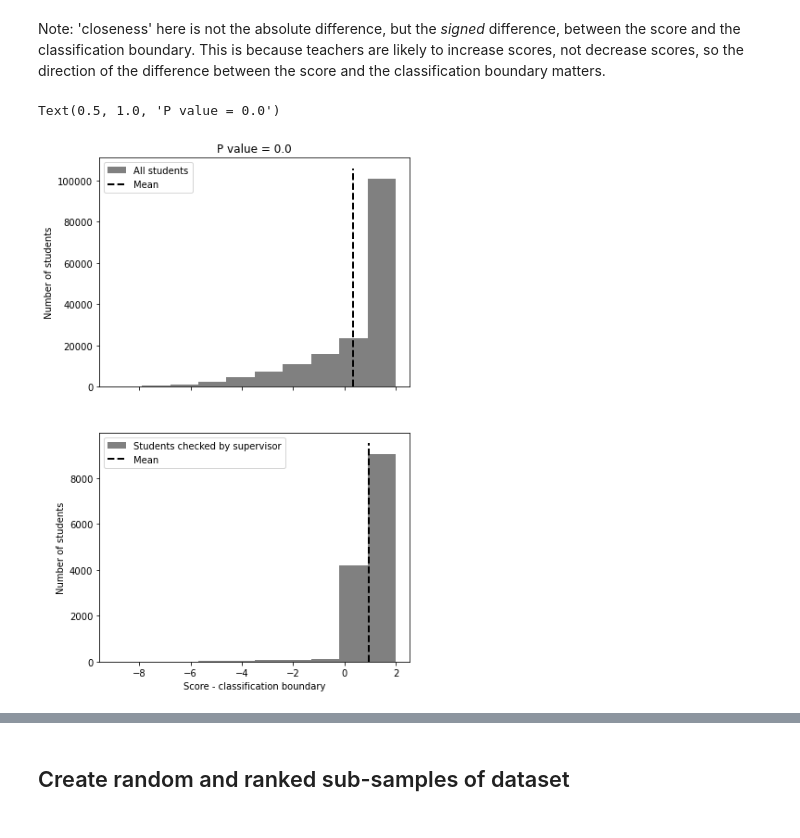
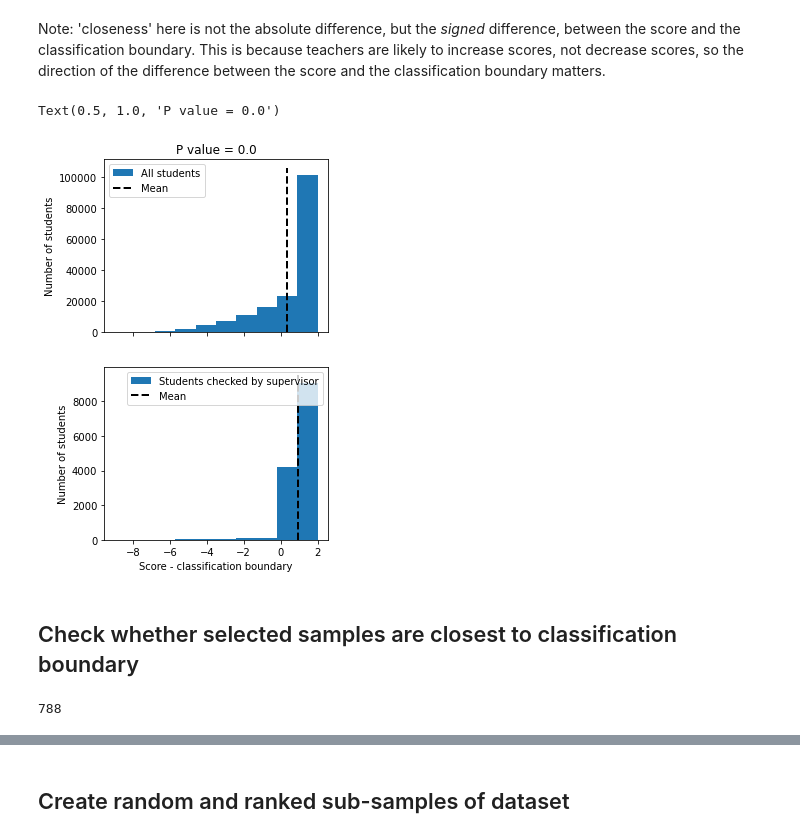
Before and after one commit to amrita112/DiscSim-old, a Jupyter notebook: sampling_strategy.ipynb, the cells around one changed output, grey strips where cells are left out. Drawn from its saved outputs; the diff is of its cells as text; code cells hidden in the pictures.

```diff
--- a/sampling_strategy.ipynb
+++ b/sampling_strategy.ipynb
@@ -565,25 +569,33 @@ for sub in subjects:
         order = np.argsort(cb_diff_by_sub_class[sub][cl]).astype(int)
         sample_ids_ordered_by_sub_class[sub][cl] = [sample_ids_by_sub_class[sub][cl][index] for index in order]
 # %%
-fig, ax = plt.subplots(nrows = 2, sharex = True, figsize = (6, 10))
-results = ax[0].hist(cb_diff_all, 10, color = 'gray', label = 'All students', density = False)
+fig, ax = plt.subplots(nrows = 2, sharex = True, figsize = (4, 7))
+results = ax[0].hist(cb_diff_all, 10, label = 'All students', density = False)
 cb_diff_mean = np.mean(cb_diff_all)
 ylim = ax[0].get_ylim()
 ax[0].plot([cb_diff_mean, cb_diff_mean], ylim, color = 'k', linewidth = 2, linestyle = '--', label = 'Mean')
 
-ax[1].hist(cb_diff_checked, results[1], color = 'gray', alpha = 1, label = 'Students checked by supervisor', density = False)
+ax[1].hist(cb_diff_checked, results[1], alpha = 1, label = 'Students checked by supervisor', density = False)
 cb_diff_mean = np.mean(cb_diff_checked)
 ylim = ax[1].get_ylim()
 ax[1].plot([cb_diff_mean, cb_diff_mean], ylim, color = 'k', linewidth = 2, linestyle = '--', label = 'Mean')
 
 ax[1].set_xlabel('Score - classification boundary')
 ax[0].set_ylabel('Number of students')
 ax[1].set_ylabel('Number of students')
 ax[0].legend()
 ax[1].legend()
 
 pval = mannwhitneyu(np.random.choice(cb_diff_all, len(cb_diff_checked), replace = False), cb_diff_checked, alternative = 'less')[1]
 ax[0].set_title('P value = {0}'.format(np.round(pval, 10)))
 # %% [output]
 Text(0.5, 1.0, 'P value = 0.0')
-[figure, old version]
+[figure, new version]
+# %% [markdown]
+## Check whether selected samples are closest to classification boundary
+# %%
+n_samples = 12
+teacher_ids_selected = [teacher_ids[i] for i in range(n_teachers) if n_rows_checked_per_teacher[i] == n_samples]
+print(len(teacher_ids_selected))
+# %% [output]
+788
```
Also changed, not shown: parts of 7 cells of this notebook.
